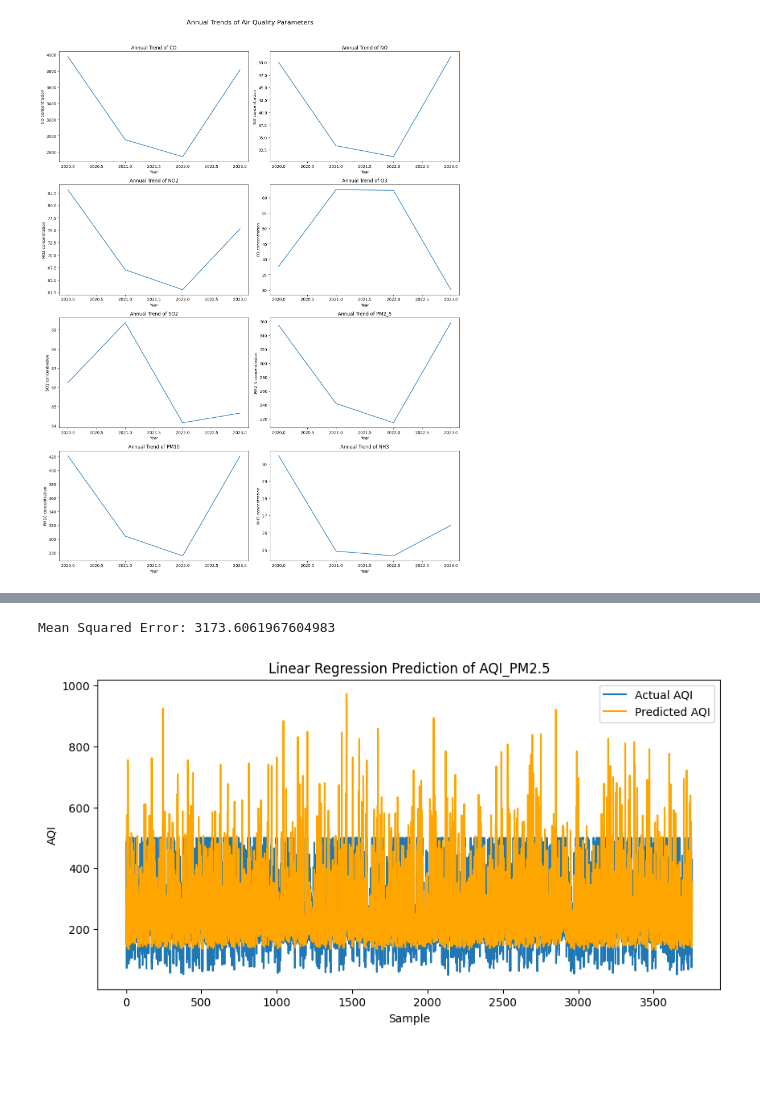
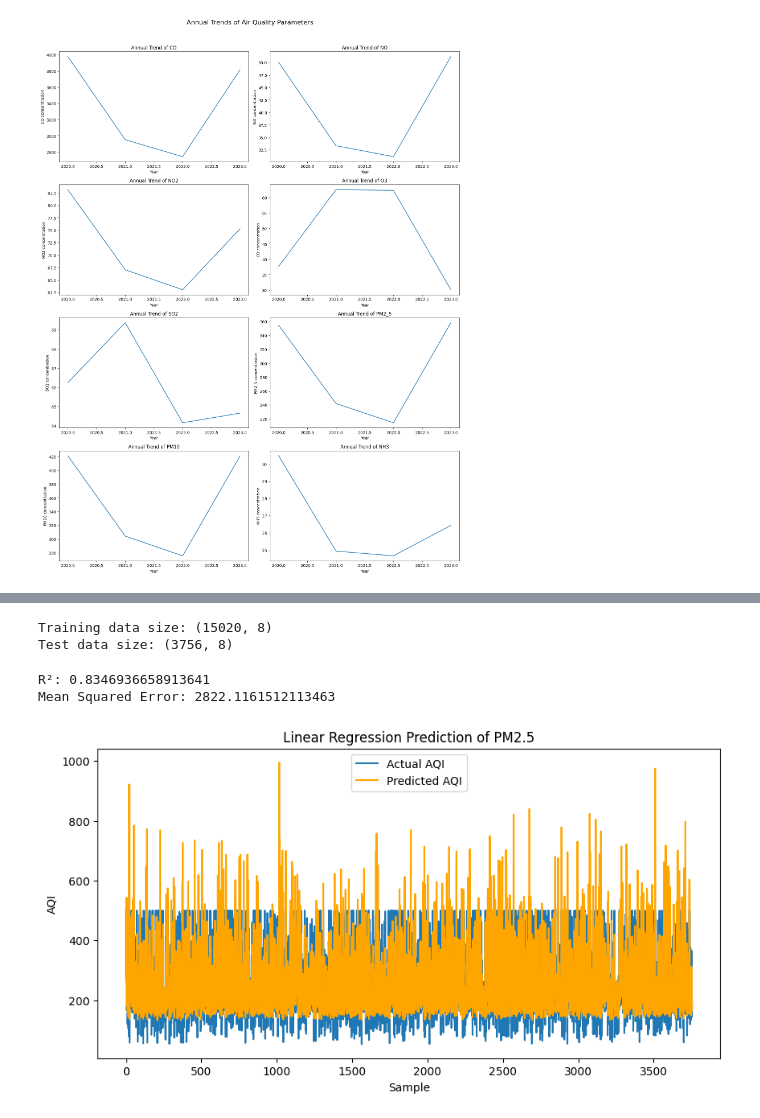
Before and after one commit to Kappappa2111/Air-Quality-Analysis, a Jupyter notebook: code/Project.ipynb, the cells around one changed output, grey strips where cells are left out. Saved outputs shown, nothing was run; the diff lists cells and outputs as text; code cells hidden in the pictures; blank space fills up the shorter version.

```diff
--- a/code/Project.ipynb
+++ b/code/Project.ipynb
@@ -9,5 +12,5 @@ from sklearn.metrics import mean_squared_error
 # %%
-data = "D:\Github\Air_Quality\data\delhi_aqi.csv"
+data = "/content/delhi_aqi.csv"
 df = pd.read_csv(data)
 df.head()
 # %% [output]
@@ -241,0 +268,10 @@ NameError: name 'df' is not defined
+# %%
+# Assuming df['pm2_5'] contains PM2.5 data
+df_aqi = df['pm2_5'].apply(pm25_to_aqi)
+
+# Use a smaller subset for quick testing
+df_aqi_subset = df_aqi.head(6000)
+
+# Plot autocorrelation
+autocorrelation_plot(df_aqi_subset)
+plt.show()
@@ -242,30 +303,39 @@ NameError: name 'df' is not defined
+# %%
+# Chuẩn bị dữ liệu cho hồi quy tuyến tính
+X = df[['co', 'no', 'no2', 'o3', 'so2', 'pm2_5', 'pm10', 'nh3']]
+y = df_aqi
+
+X_train, X_test, y_train, y_test = train_test_split(X, y, test_size=0.2, random_state=42)
+# %%
+print('Training data size:',X_train.shape)
+print('Test data size:',X_test.shape)
+# %% [output]
+Training data size: (15020, 8)
+Test data size: (3756, 8)
 # %%
-# Chuẩn bị dữ liệu cho hồi quy tuyến tính
-X = df[['co', 'no', 'no2', 'o3', 'so2', 'pm2_5', 'pm10', 'nh3']]
-y = df['AQI_PM2.5']
-
-X_train, X_test, y_train, y_test = train_test_split(X, y, test_size=0.2, random_state=0)
-
 # Huấn luyện mô hình hồi quy tuyến tính
 model = LinearRegression()
 model.fit(X_train, y_train)
 
 # Dự đoán
 y_pred = model.predict(X_test)
 
 # Đánh giá mô hình
+r2 = r2_score(y_test, y_pred)
+print("R²:", r2)
 mse = mean_squared_error(y_test, y_pred)
 print('Mean Squared Error:', mse)
 
 # Vẽ biểu đồ so sánh
 plt.figure(figsize=(10,5))
 plt.plot(y_test.values, label='Actual AQI')
 plt.plot(y_pred, label='Predicted AQI', color='orange')
 plt.legend()
-plt.title('Linear Regression Prediction of AQI_PM2.5')
+plt.title('Linear Regression Prediction of PM2.5')
 plt.xlabel('Sample')
 plt.ylabel('AQI')
 plt.show()
 # %% [output]
-Mean Squared Error: 3173.6061967604983
+R²: 0.8346936658913641
+Mean Squared Error: 2822.1161512113463
-[figure, old version]
+[figure, new version]
```
Also changed, not shown: parts of 12 cells of this notebook.
